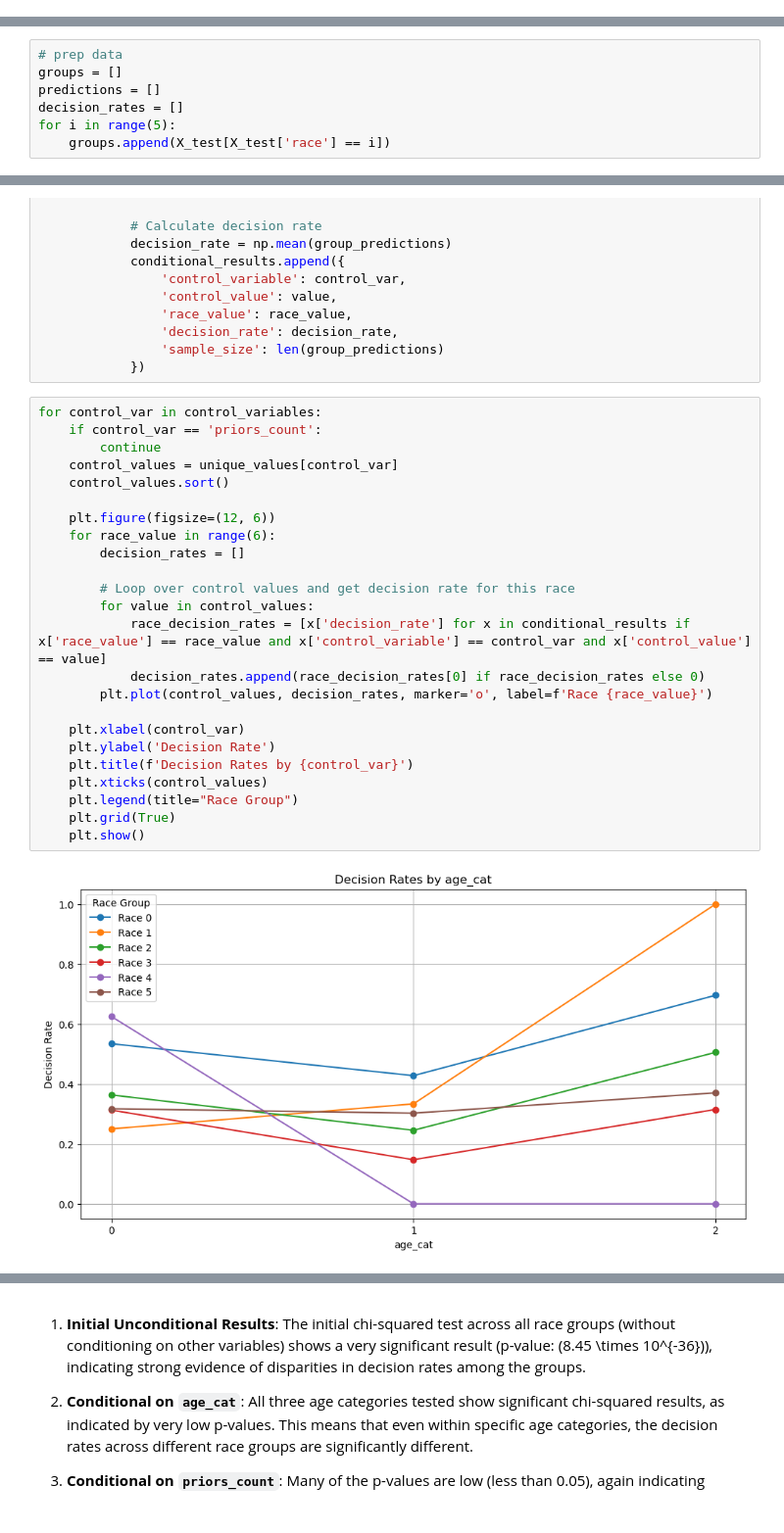
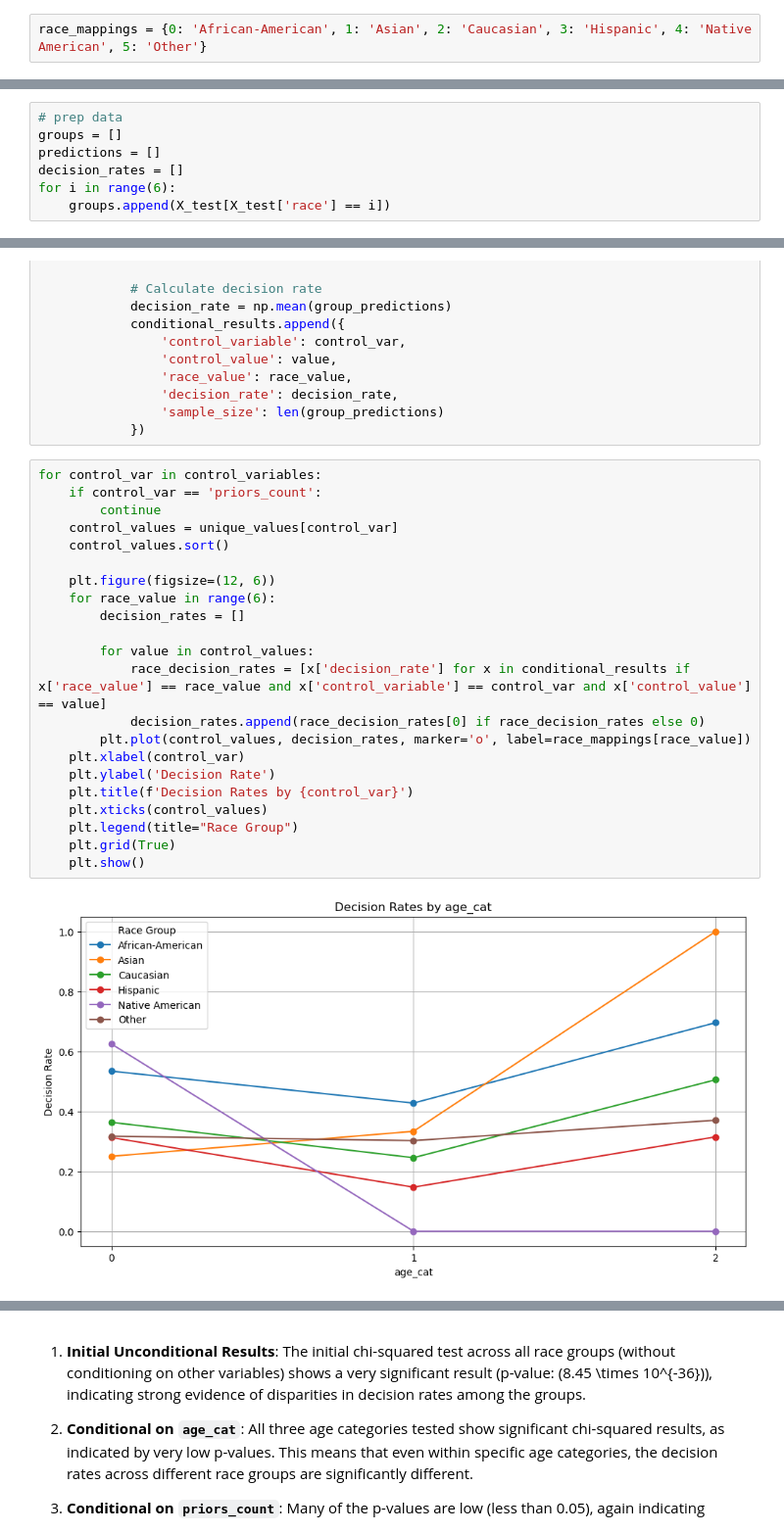
Before and after one commit to Guillaume-ds/algo_fairness, a Jupyter notebook: notebooks/3_model_analysis.ipynb, the cells around one changed output, grey strips where cells are left out. Shown: that part at 98% size. Saved outputs shown, nothing was run; the diff lists cells and outputs as text.

```diff
--- a/notebooks/3_model_analysis.ipynb
+++ b/notebooks/3_model_analysis.ipynb
@@ -58,5 +58,7 @@ X.fillna(X.mean(), inplace=True)
 
 # Split the data into training and test sets
 X_train, X_test, y_train, y_test = train_test_split(X, y, test_size=0.20, random_state=42)
+# %%
+race_mappings = {0: 'African-American', 1: 'Asian', 2: 'Caucasian', 3: 'Hispanic', 4: 'Native American', 5: 'Other'}
 # %% [markdown]
 ## Step 8: Fairness Assessment
@@ -75,6 +73,6 @@ The results confirm that the models are racist.
 groups = []
 predictions = []
 decision_rates = []
-for i in range(5):
+for i in range(6):
     groups.append(X_test[X_test['race'] == i])
 # %% [markdown]
@@ -150,29 +148,27 @@ for control_var, values in unique_values.items():
 # %%
 for control_var in control_variables:
     if control_var == 'priors_count':
         continue
     control_values = unique_values[control_var]
     control_values.sort()
 
     plt.figure(figsize=(12, 6))
     for race_value in range(6):
         decision_rates = []
 
-        # Loop over control values and get decision rate for this race
         for value in control_values:
             race_decision_rates = [x['decision_rate'] for x in conditional_results if x['race_value'] == race_value and x['control_variable'] == control_var and x['control_value'] == value]
             decision_rates.append(race_decision_rates[0] if race_decision_rates else 0)
-        plt.plot(control_values, decision_rates, marker='o', label=f'Race {race_value}')
-
+        plt.plot(control_values, decision_rates, marker='o', label=race_mappings[race_value])
     plt.xlabel(control_var)
     plt.ylabel('Decision Rate')
     plt.title(f'Decision Rates by {control_var}')
     plt.xticks(control_values)
     plt.legend(title="Race Group")
     plt.grid(True)
     plt.show()
 # %% [output]
-[figure, old version]
+[figure, new version]
 # %%
 control_var = 'priors_count'
 control_values = unique_values[control_var]
```
Also changed, not shown: parts of 18 cells of this notebook, 5 other files.
